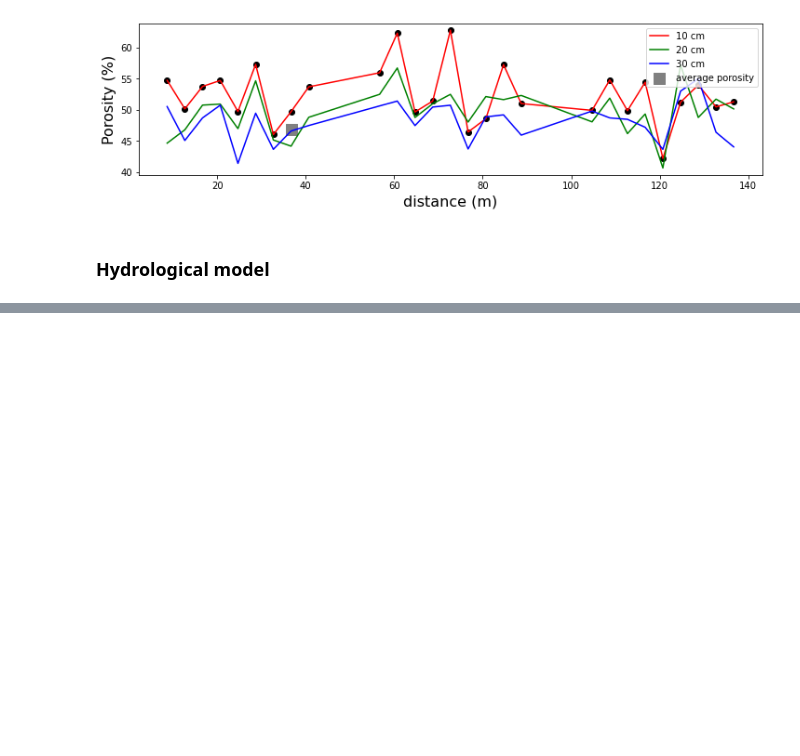
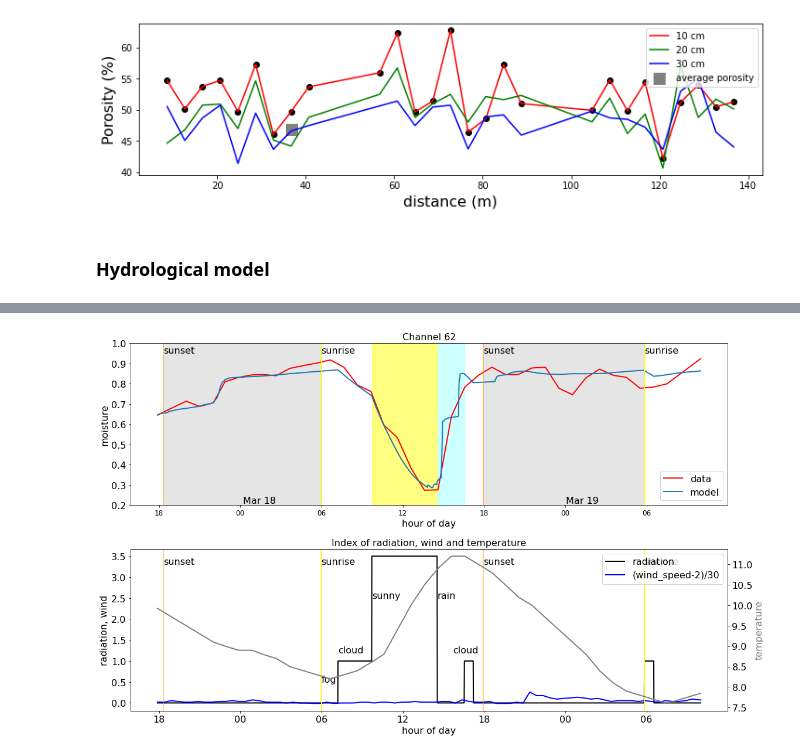
Before and after one commit to Denolle-Lab/FarmDAS, a Jupyter notebook: examples/dvv_and_model/hydrology_models.ipynb, the cells around one changed output, grey strips where cells are left out. Saved outputs shown, nothing was run; the diff lists cells and outputs as text; code cells hidden in the pictures; blank space fills up the shorter version.

```diff
--- a/examples/dvv_and_model/hydrology_models.ipynb
+++ b/examples/dvv_and_model/hydrology_models.ipynb
@@ -139,0 +317,81 @@ plt.legend()
+# %%
+A_e = 0.000001
+rad = np.zeros(2408)
+rad[800:950] = 1
+rad[950:1240] = 3.5
+rad[1360:1400] = 1
+rad[2158:2200] = 1
+
+
+A_d = 0.0057
+A_p = 1.0
+
+ave_psd = np.zeros_like(psd)
+for i in range(len(psd)):
+    if i >1300 and i < 1800:
+        ave_psd[i] = psd[i] / 2
+    else:
+        ave_psd[i] = psd[i]
+
+s_history = hydro0_sur_piecewise(ave_psd, porosity, s[0], s, temp, 9, rad+(wind_speed_interpolated-2)/30, 25, 7, A_p,A_e,A_d).get_s_history()
+
+fig, (ax1, ax2) = plt.subplots(2, 1, figsize=(16, 10))
+
+# First subplot
+ax1.fill_between(np.arange(2408), 0, 1, where=rad > 1, color='yellow', alpha=0.5)
+ax1.fill_between([1240,1360], [0,0], [1,1], color='cyan', alpha=0.2)
+ax1.fill_between([27,726], [0,0], [1,1], color='gray', alpha=0.2)
+ax1.fill_between([1443,2158], [0,0], [1,1], color='gray', alpha=0.2)
+
+ax1.plot(np.arange(2408), s, label='data', color='r', lw=2)
+ax1.plot(np.arange(2408), s_history, label='model', lw=2)
+ax1.set_ylim(0.2, 1)
+ax1.set_xlabel("hour of day", fontsize=16)
+ax1.set_ylabel("moisture", fontsize=16)
+ax1.set_xticks(xax)
+ax1.set_xticklabels(hrax, fontsize=12)
+ax1.set_title("Channel 62", fontsize=16)
+ax1.legend()
+ax1.axvline(x=27, color='orange', linestyle='-', lw=2, alpha=0.5)
+ax1.axvline(x=726, color='yellow', linestyle='-', lw=2, alpha=1)
+ax1.axvline(x=1443, color='orange', linestyle='-', lw=2, alpha=0.5)
+ax1.axvline(x=2158, color='yellow', linestyle='-', lw=2, alpha=1)
+ax1.text(27, 0.95, 'sunset', color='k')
+ax1.text(726, 0.95, 'sunrise', color='k')
+ax1.text(1443, 0.95, 'sunset', color='k')
+ax1.text(2158, 0.95, 'sunrise', color='k')
+ax1.text(Ind6hrs[1] + 20, 0.21, 'Mar 18', color='k')
+ax1.text(Ind6hrs[5] + 30, 0.21, 'Mar 19', color='k')
+
+# Second subplot
+ax2.plot(np.arange(2408), rad, color='k', lw=2, label='radiation')
+ax2.plot(np.arange(2408), (wind_speed_interpolated-2)/30, color='b', lw=2, label='(wind_speed-2)/30')
+ax2.set_xticks(xax)
+ax2.set_xticklabels(hrax, fontsize=16)
+ax2.set_xlabel("hour of day", fontsize=16)
+ax2.set_ylabel("radiation, wind", fontsize=16)
+ax2.set_title("Index of radiation, wind and temperature", fontsize=16)
+ax2.text(726, 0.5, 'fog', color='k')
+ax2.text(800, 1.2, 'cloud', color='k')
+ax2.text(950, 2.5, 'sunny', color='k')
+ax2.text(1240, 2.5, 'rain', color='k')
+ax2.text(1310, 1.2, 'cloud', color='k')
+ax2.axvline(x=27, color='orange', linestyle='-', lw=2, alpha=0.5)
+ax2.axvline(x=726, color='yellow', linestyle='-', lw=2, alpha=1)
+ax2.axvline(x=1443, color='orange', linestyle='-', lw=2, alpha=0.5)
+ax2.axvline(x=2158, color='yellow', linestyle='-', lw=2, alpha=1)
+ax2.text(27, 3.3, 'sunset', color='k')
+ax2.text(726, 3.3, 'sunrise', color='k')
+ax2.text(1443, 3.3, 'sunset', color='k')
+ax2.text(2158, 3.3, 'sunrise', color='k')
+ax2.legend()
+
+twinx = ax2.twinx()
+twinx.plot(np.arange(2408), temp, color='gray', lw=2, label='temperature')
+
+twinx.set_ylabel("temperature", fontsize=16, color='gray')
+
+plt.tight_layout()
+plt.show()
+# %% [output]
+[figure, added]
```
Also changed, not shown: parts of 16 cells of this notebook.
